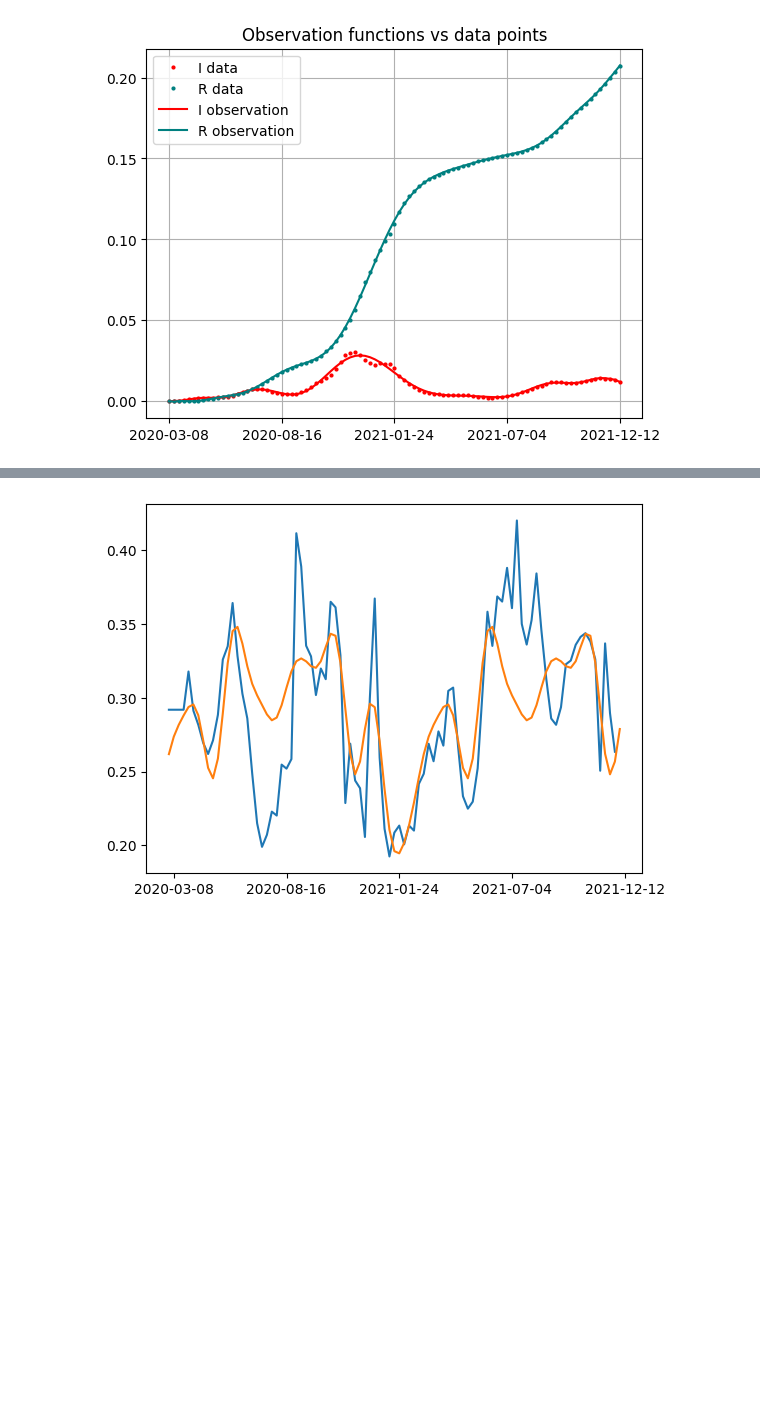
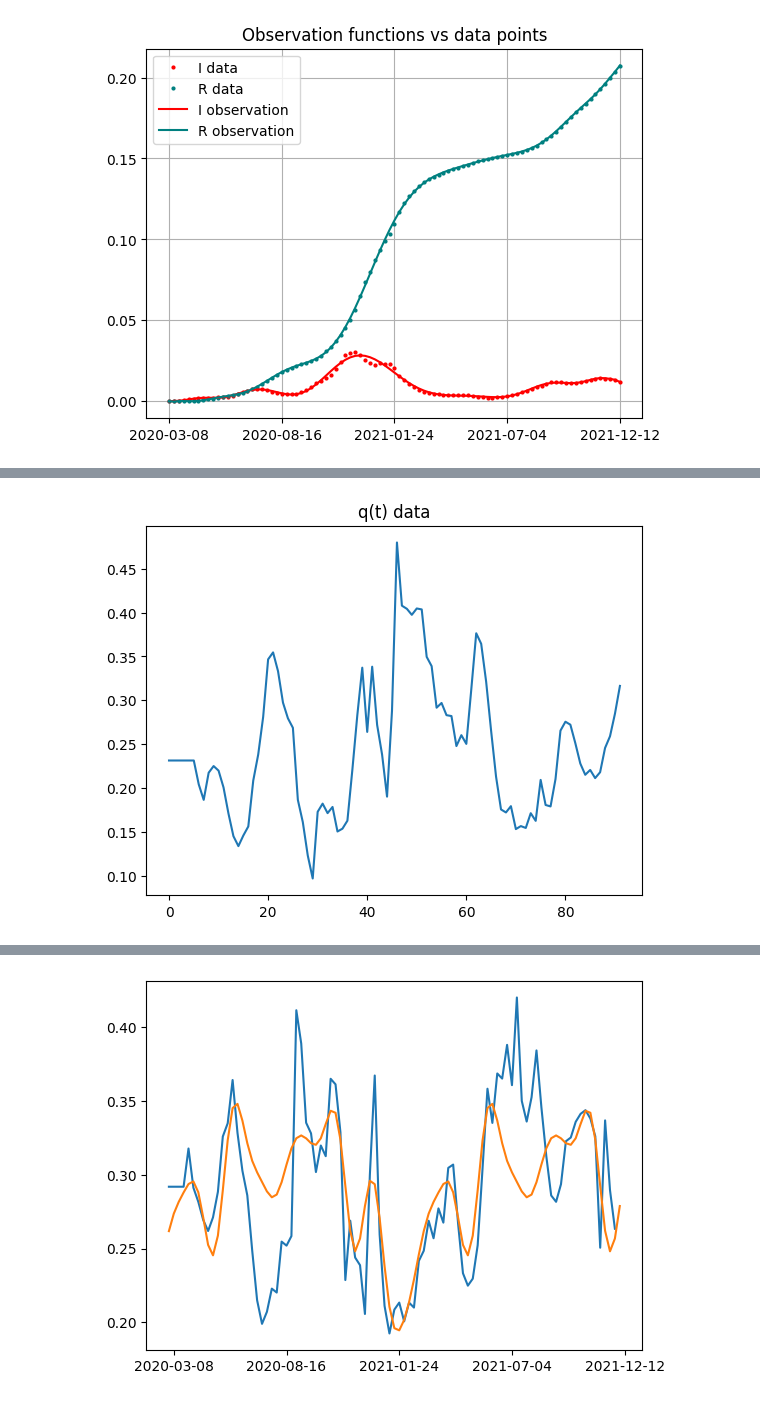
Before and after one commit to seon9cho/COVID-DataAssimilation, a Jupyter notebook: SIR_COVID1.ipynb, the cells around one changed output, grey strips where cells are left out. Drawn from its saved outputs; the diff is of its cells as text; code cells hidden in the pictures; blank space fills up the shorter version.

```diff
--- a/SIR_COVID1.ipynb
+++ b/SIR_COVID1.ipynb
@@ -146 +145,12 @@ plt.plot(q_data)
+# %%
+#Generating q data
+
+R_t = R_data[1:] - R_data[:-1]
+q_data = R_t / I_data[1:]
+q_data[:6] = np.mean(q_data)
+plt.plot(q_data)
+plt.title("q(t) data")
+plt.show()
+# %% [output]
+[figure, added]
 # %%
```
Also changed, not shown: parts of 11 cells of this notebook, 4 other files.
